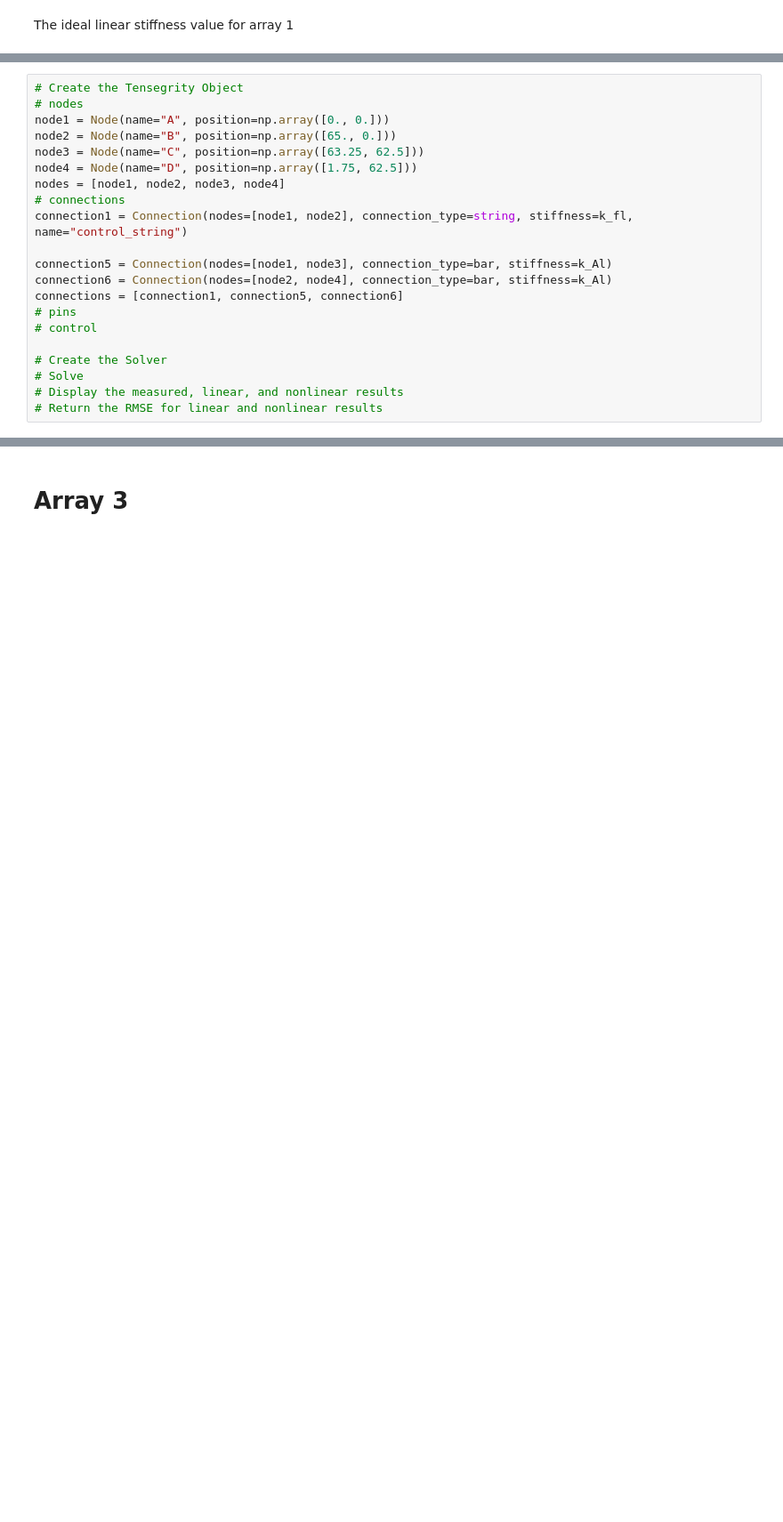
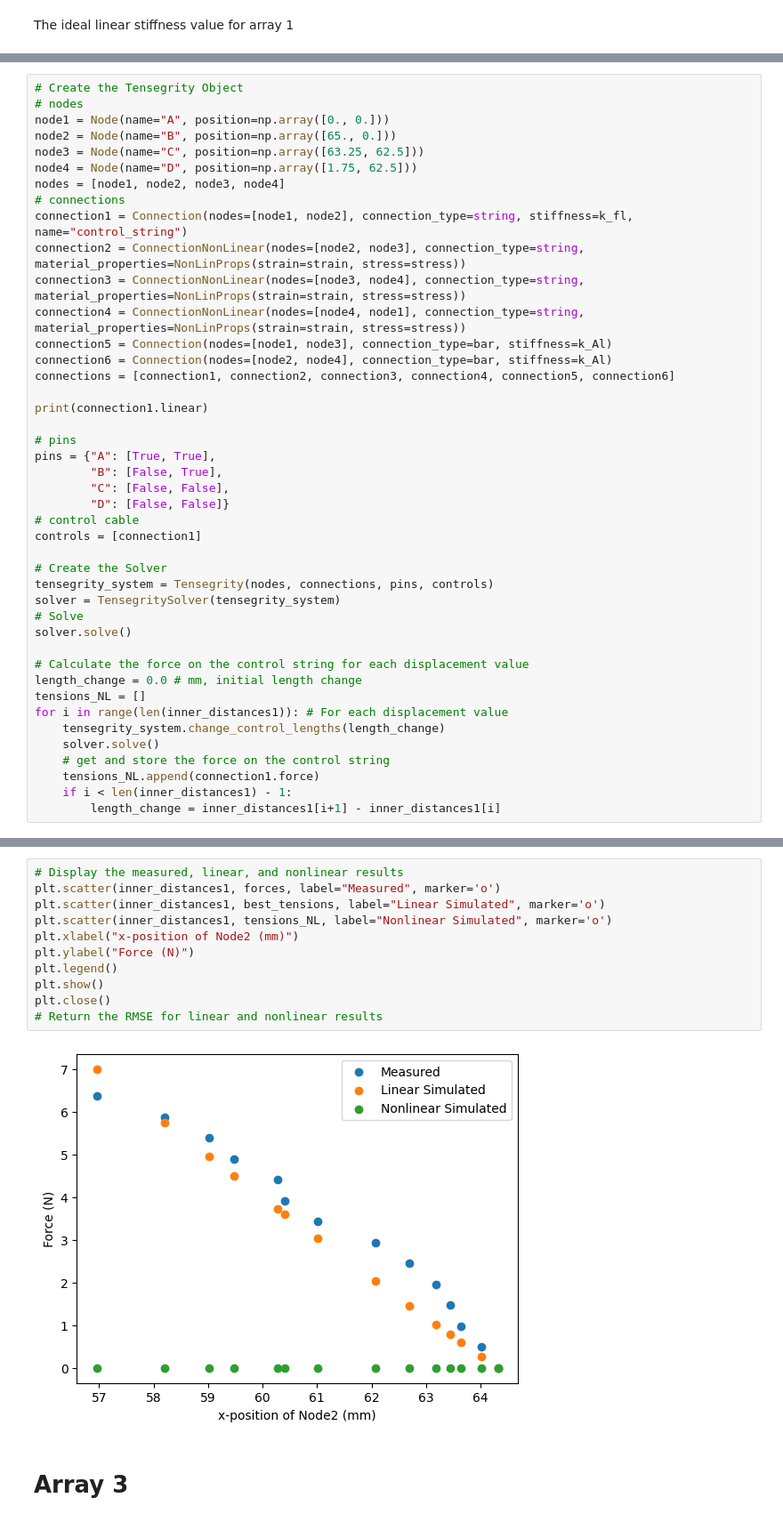
Before and after one commit to TheSmashLab/Tensegrity, a Jupyter notebook: Validation/OvertureValidation.ipynb, the cells around one changed output, grey strips where cells are left out. Shown at 89% size. Cells and saved outputs as stored; diff of their text form; blank space fills up the shorter version.

```diff
--- a/Validation/OvertureValidation.ipynb
+++ b/Validation/OvertureValidation.ipynb
@@ -163,14 +136,36 @@ node4 = Node(name="D", position=np.array([1.75, 62.5]))
 nodes = [node1, node2, node3, node4]
 # connections
 connection1 = Connection(nodes=[node1, node2], connection_type=string, stiffness=k_fl, name="control_string")
-
+connection2 = ConnectionNonLinear(nodes=[node2, node3], connection_type=string, material_properties=NonLinProps(strain=strain, stress=stress))
+connection3 = ConnectionNonLinear(nodes=[node3, node4], connection_type=string, material_properties=NonLinProps(strain=strain, stress=stress))
+connection4 = ConnectionNonLinear(nodes=[node4, node1], connection_type=string, material_properties=NonLinProps(strain=strain, stress=stress))
 connection5 = Connection(nodes=[node1, node3], connection_type=bar, stiffness=k_Al)
 connection6 = Connection(nodes=[node2, node4], connection_type=bar, stiffness=k_Al)
-connections = [connection1, connection5, connection6]
+connections = [connection1, connection2, connection3, connection4, connection5, connection6]
+
+print(connection1.linear)
+
 # pins
-# control
+pins = {"A": [True, True],
+        "B": [False, True],
+        "C": [False, False],
+        "D": [False, False]}
+# control cable
+controls = [connection1]
 
 # Create the Solver
+tensegrity_system = Tensegrity(nodes, connections, pins, controls)
+solver = TensegritySolver(tensegrity_system)
 # Solve
-# Display the measured, linear, and nonlinear results
-# Return the RMSE for linear and nonlinear results
+solver.solve()
+
+# Calculate the force on the control string for each displacement value
+length_change = 0.0 # mm, initial length change
+tensions_NL = []
+for i in range(len(inner_distances1)): # For each displacement value
+    tensegrity_system.change_control_lengths(length_change)
+    solver.solve()
+    # get and store the force on the control string
+    tensions_NL.append(connection1.force)
+    if i < len(inner_distances1) - 1:
+        length_change = inner_distances1[i+1] - inner_distances1[i]
@@ -177,3 +174,16 @@ connections = [connection1, connection5, connection6]
+# %%
+# Display the measured, linear, and nonlinear results
+plt.scatter(inner_distances1, forces, label="Measured", marker='o')
+plt.scatter(inner_distances1, best_tensions, label="Linear Simulated", marker='o')
+plt.scatter(inner_distances1, tensions_NL, label="Nonlinear Simulated", marker='o')
+plt.xlabel("x-position of Node2 (mm)")
+plt.ylabel("Force (N)")
+plt.legend()
+plt.show()
+plt.close()
+# Return the RMSE for linear and nonlinear results
+# %% [output]
+[figure, added]
 # %% [markdown]
 # Array 3
 # %% [markdown]
```
Also changed, not shown: parts of 7 cells of this notebook, 2 other files.
